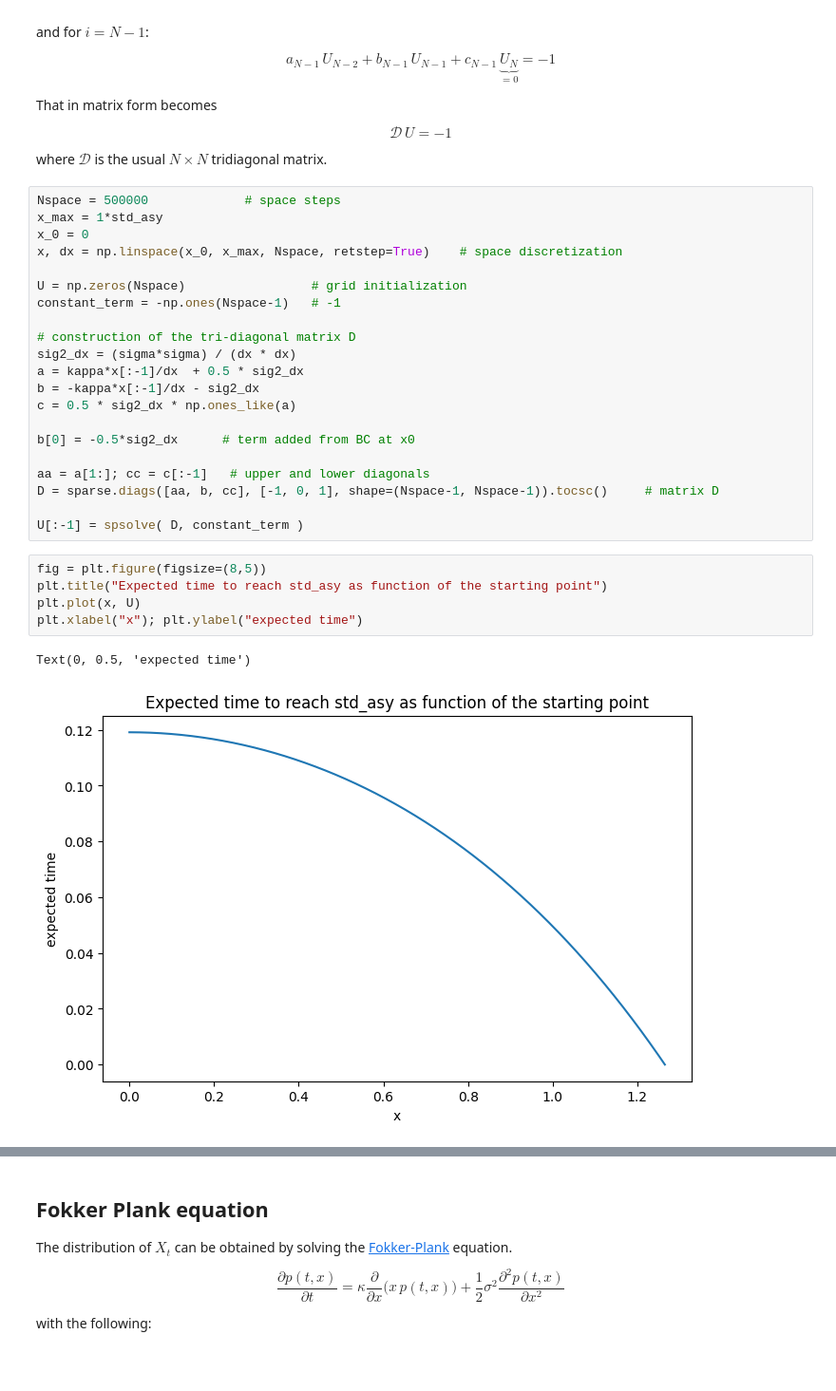
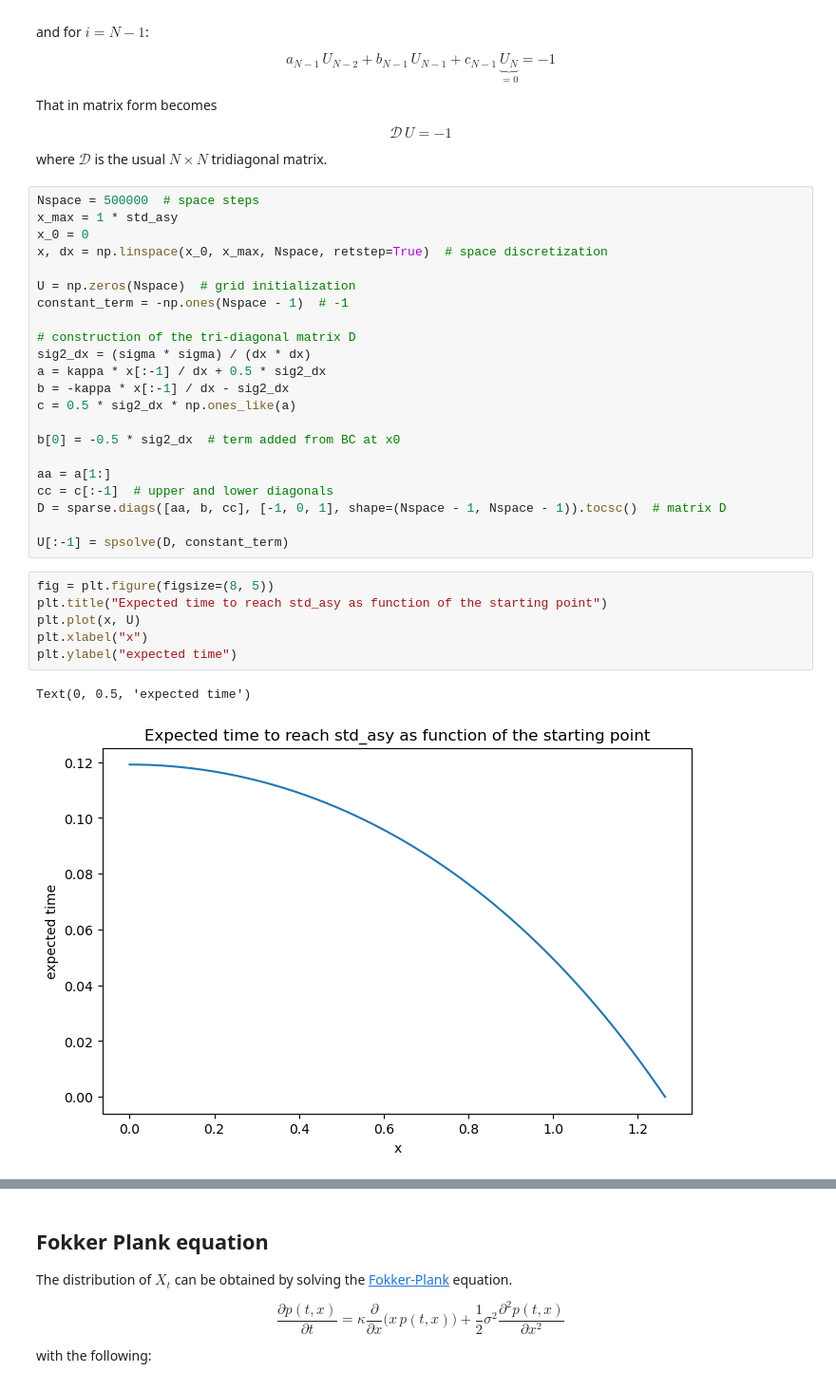
Before and after one commit to cantaro86/math-notebooks, a Jupyter notebook: Reflected Ornstein Uhlenbeck process.ipynb, the cells around one changed output, grey strips where cells are left out. Shown at 95% size. Drawn from its saved outputs; the diff is of its cells as text.

```diff
--- a/Reflected Ornstein Uhlenbeck process.ipynb
+++ b/Reflected Ornstein Uhlenbeck process.ipynb
@@ -175,32 +178,34 @@ $$ \mathcal{D}\, U = -1 $$
 
 where $\mathcal{D}$ is the usual $N \times N$ tridiagonal matrix.
 # %%
-Nspace = 500000             # space steps
-x_max = 1*std_asy
+Nspace = 500000  # space steps
+x_max = 1 * std_asy
 x_0 = 0
-x, dx = np.linspace(x_0, x_max, Nspace, retstep=True)    # space discretization
+x, dx = np.linspace(x_0, x_max, Nspace, retstep=True)  # space discretization
 
-U = np.zeros(Nspace)                 # grid initialization
-constant_term = -np.ones(Nspace-1)   # -1
+U = np.zeros(Nspace)  # grid initialization
+constant_term = -np.ones(Nspace - 1)  # -1
 
 # construction of the tri-diagonal matrix D
-sig2_dx = (sigma*sigma) / (dx * dx)
-a = kappa*x[:-1]/dx  + 0.5 * sig2_dx
-b = -kappa*x[:-1]/dx - sig2_dx
+sig2_dx = (sigma * sigma) / (dx * dx)
+a = kappa * x[:-1] / dx + 0.5 * sig2_dx
+b = -kappa * x[:-1] / dx - sig2_dx
 c = 0.5 * sig2_dx * np.ones_like(a)
 
-b[0] = -0.5*sig2_dx      # term added from BC at x0
+b[0] = -0.5 * sig2_dx  # term added from BC at x0
 
-aa = a[1:]; cc = c[:-1]   # upper and lower diagonals
-D = sparse.diags([aa, b, cc], [-1, 0, 1], shape=(Nspace-1, Nspace-1)).tocsc()     # matrix D
+aa = a[1:]
+cc = c[:-1]  # upper and lower diagonals
+D = sparse.diags([aa, b, cc], [-1, 0, 1], shape=(Nspace - 1, Nspace - 1)).tocsc()  # matrix D
 
-U[:-1] = spsolve( D, constant_term )
+U[:-1] = spsolve(D, constant_term)
 # %%
-fig = plt.figure(figsize=(8,5))
+fig = plt.figure(figsize=(8, 5))
 plt.title("Expected time to reach std_asy as function of the starting point")
 plt.plot(x, U)
-plt.xlabel("x"); plt.ylabel("expected time")
+plt.xlabel("x")
+plt.ylabel("expected time")
 # %% [output]
 Text(0, 0.5, 'expected time')
-[figure, old version]
+[figure, new version]
 # %%
```
Also changed, not shown: parts of 20 cells of this notebook, 1 other file.
